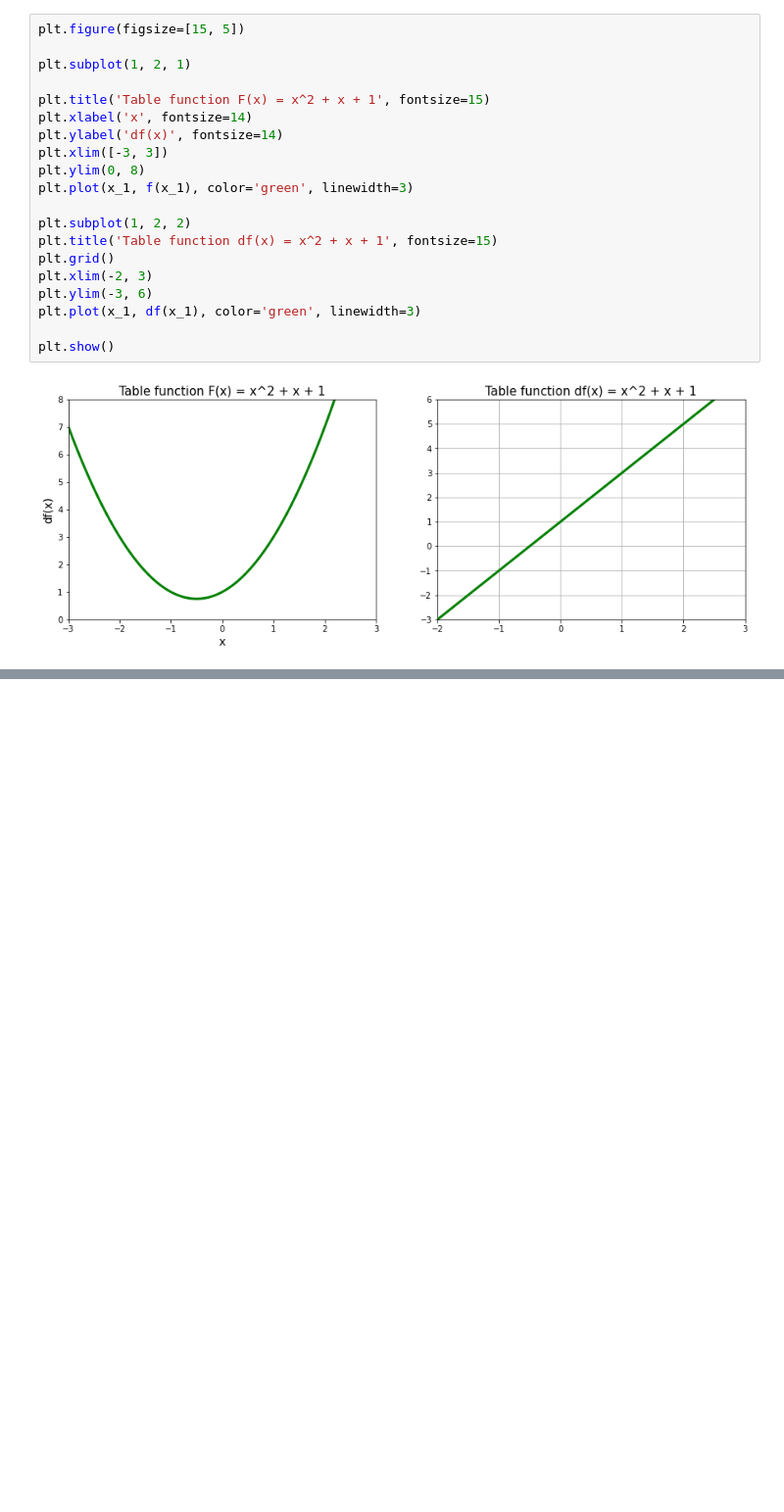
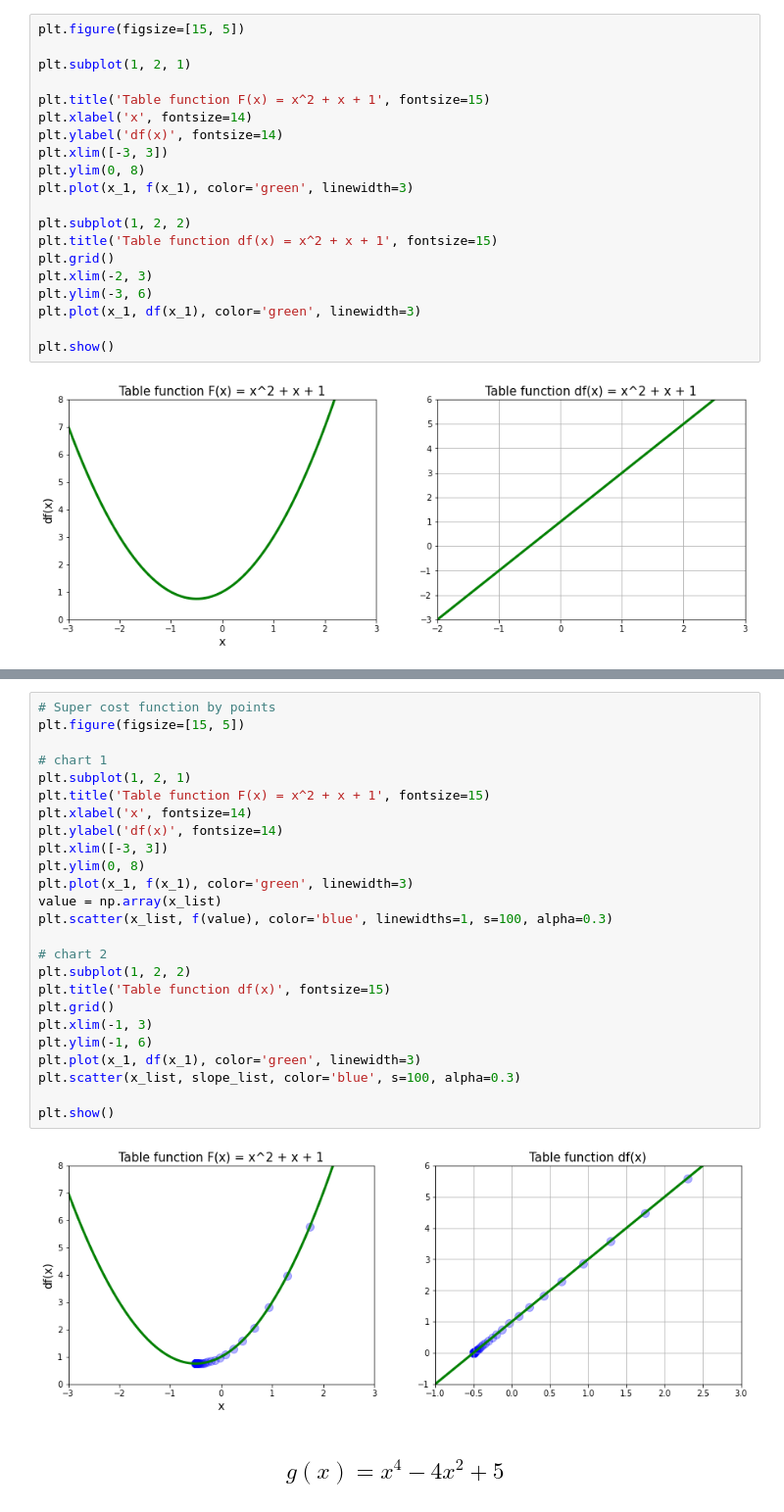
Before and after one commit to samreachyan/programiz-python, a Jupyter notebook: Data Science/Gradient_descent.ipynb, the cells around one changed output, grey strips where cells are left out. Shown at 98% size. Drawn from its saved outputs; the diff is of its cells as text; blank space fills up the shorter version.

```diff
--- a/Data Science/Gradient_descent.ipynb
+++ b/Data Science/Gradient_descent.ipynb
@@ -53,0 +85,29 @@ plt.show()
+# %%
+# Super cost function by points
+plt.figure(figsize=[15, 5])
+
+# chart 1
+plt.subplot(1, 2, 1)
+plt.title('Table function F(x) = x^2 + x + 1', fontsize=15)
+plt.xlabel('x', fontsize=14)
+plt.ylabel('df(x)', fontsize=14)
+plt.xlim([-3, 3])
+plt.ylim(0, 8)
+plt.plot(x_1, f(x_1), color='green', linewidth=3)
+value = np.array(x_list)
+plt.scatter(x_list, f(value), color='blue', linewidths=1, s=100, alpha=0.3)
+
+# chart 2
+plt.subplot(1, 2, 2)
+plt.title('Table function df(x)', fontsize=15)
+plt.grid()
+plt.xlim(-1, 3)
+plt.ylim(-1, 6)
+plt.plot(x_1, df(x_1), color='green', linewidth=3)
+plt.scatter(x_list, slope_list, color='blue', s=100, alpha=0.3)
+
+plt.show()
+# %% [output]
+[figure, added]
+# %% [markdown]
+## $$ g(x) = x^4 - 4x^2 + 5 $$
```
Also changed, not shown: parts of 3 cells of this notebook.
